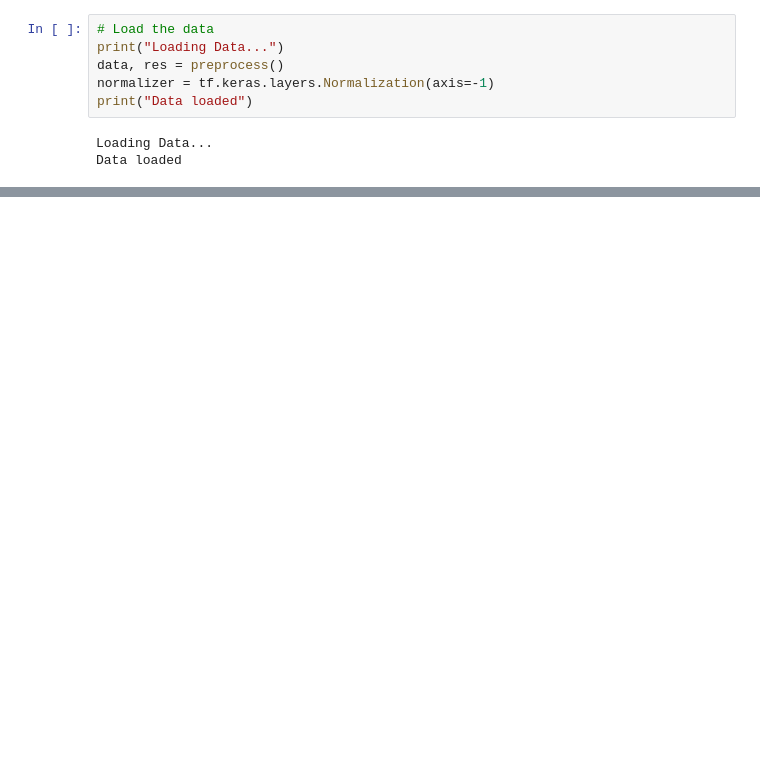
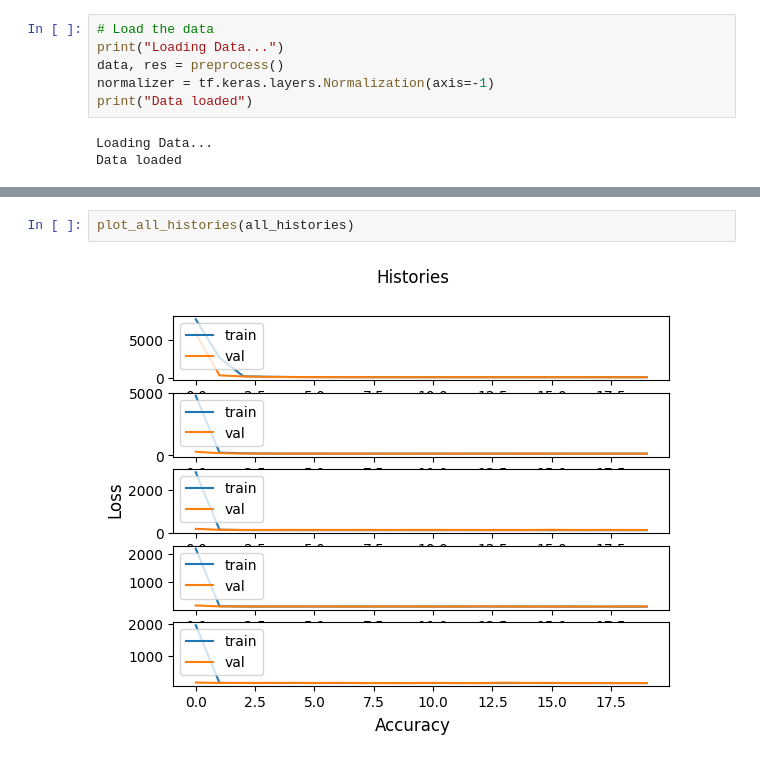
Before and after one commit to JachymPutta/kiterml, a Jupyter notebook: tn_nn.ipynb, the cells around one changed output, grey strips where cells are left out. Saved outputs shown, nothing was run; the diff lists cells and outputs as text; blank space fills up the shorter version.

Commit message:
Plots + Proper data duplication

```diff
--- a/tn_nn.ipynb
+++ b/tn_nn.ipynb
@@ -221,0 +241,4 @@ plot_all_errors(all_full_errors)
+# %%
+plot_all_histories(all_histories)
+# %% [output]
+[figure, added]
```
Also changed, not shown: parts of 8 cells of this notebook, 2 other files.
